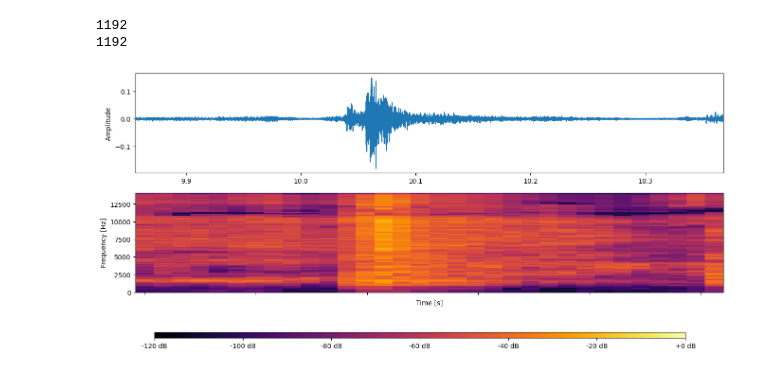
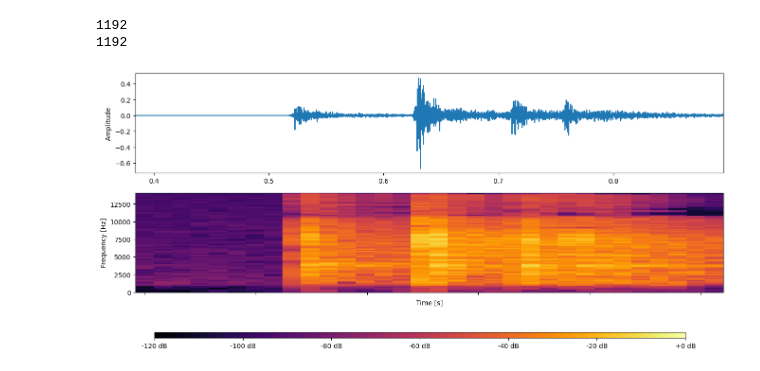
Before and after one commit to matteoseidl/Electrical_Connector_Click-Event_Detection, a Jupyter notebook: 01_Dataset/preproc_noise_dataset.ipynb, the cells around one changed output. Saved outputs shown, nothing was run; the diff lists cells and outputs as text; code cells hidden in the pictures.

```diff
--- a/01_Dataset/preproc_noise_dataset.ipynb
+++ b/01_Dataset/preproc_noise_dataset.ipynb
@@ -265,8 +265,11 @@ print(len(spec_chunk_labels)) # number of labels
 # %%
 # plot chunk
 
-chunk_id_to_plot = 229
+chunk_id_to_plot = 400
 
-plot_mel_spectrogram(signal_chunks[chunk_id_to_plot], time_chunks[chunk_id_to_plot], spec_chunk_dataset[chunk_id_to_plot], top_dB_abs, f_min, f_max, n_mels, sampling_rate)
+if chunk_id_to_plot < len(spec_chunk_dataset):
+    plot_mel_spectrogram(signal_chunks[chunk_id_to_plot], time_chunks[chunk_id_to_plot], spec_chunk_dataset[chunk_id_to_plot], top_dB_abs, f_min, f_max, n_mels, sampling_rate)
+else:
+    print("Chunk ID out of range")
 # %% [output]
-[figure, old version]
+[figure, new version]
```
Also changed, not shown: parts of 2 cells of this notebook.
